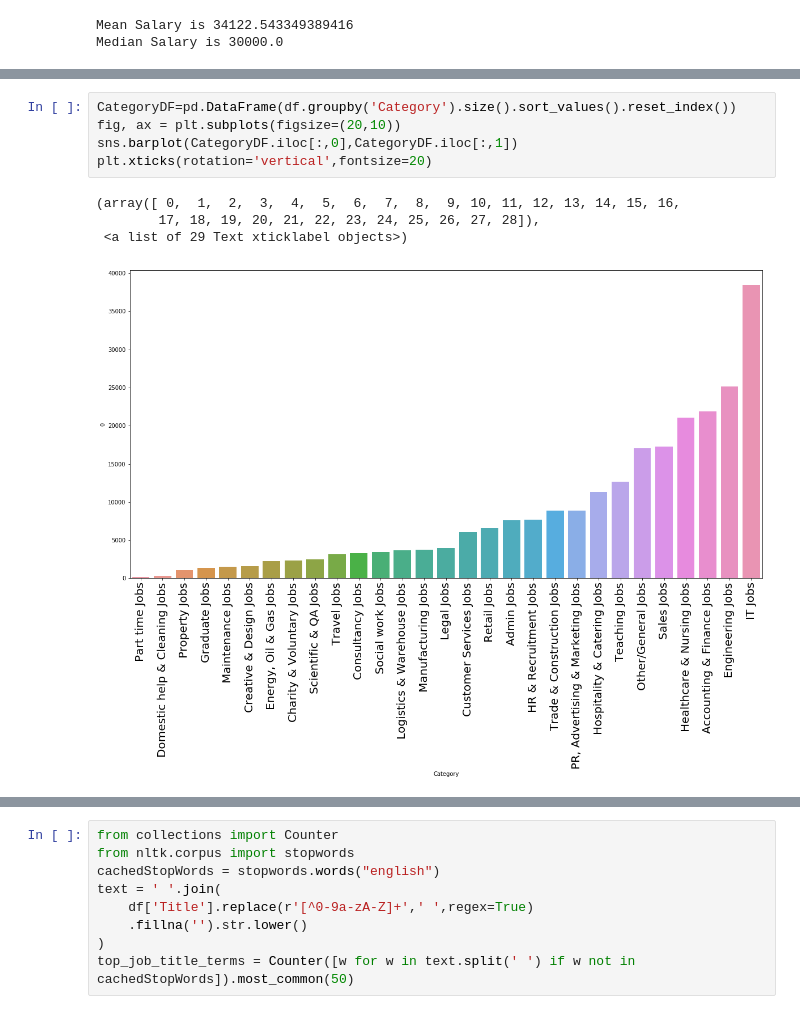
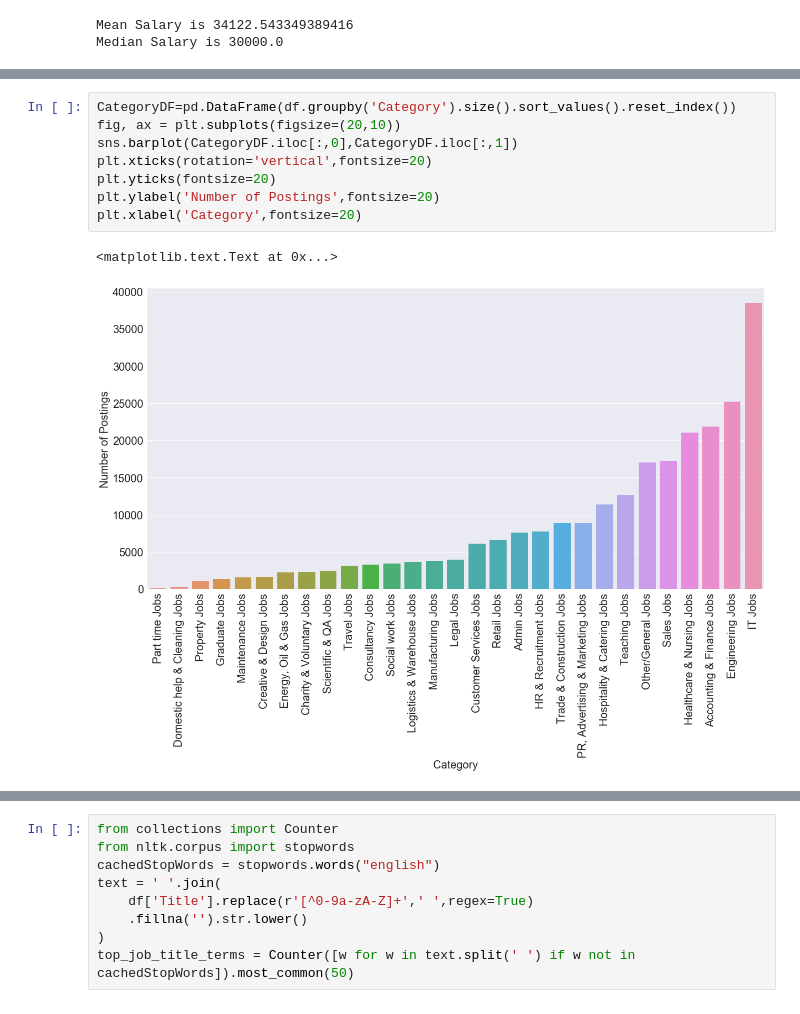
Before and after one commit to jingyu120/job_salary_prediction_capstone, a Jupyter notebook: Salary_Resume_Prediction.ipynb, the cells around one changed output, grey strips where cells are left out. Cells and saved outputs as stored; diff of their text form.

```diff
--- a/Salary_Resume_Prediction.ipynb
+++ b/Salary_Resume_Prediction.ipynb
@@ -57,13 +60,14 @@ plt.xlim(df['SalaryNormalized'].min(),df['SalaryNormalized'].max())
 # %%
 CategoryDF=pd.DataFrame(df.groupby('Category').size().sort_values().reset_index())
 fig, ax = plt.subplots(figsize=(20,10))
 sns.barplot(CategoryDF.iloc[:,0],CategoryDF.iloc[:,1])
 plt.xticks(rotation='vertical',fontsize=20)
+plt.yticks(fontsize=20)
+plt.ylabel('Number of Postings',fontsize=20)
+plt.xlabel('Category',fontsize=20)
 # %% [output]
-(array([ 0,  1,  2,  3,  4,  5,  6,  7,  8,  9, 10, 11, 12, 13, 14, 15, 16,
-        17, 18, 19, 20, 21, 22, 23, 24, 25, 26, 27, 28]),
- <a list of 29 Text xticklabel objects>)
+<matplotlib.text.Text at 0x...>
-[figure, old version]
+[figure, new version]
 # %%
 fig, ax=plt.subplots(figsize=(20,10))
 df.groupby('Category')['SalaryNormalized'].mean().sort_values().plot(kind='bar',fontsize=20)
```
Also changed, not shown: parts of 80 cells of this notebook, 1 other file.
